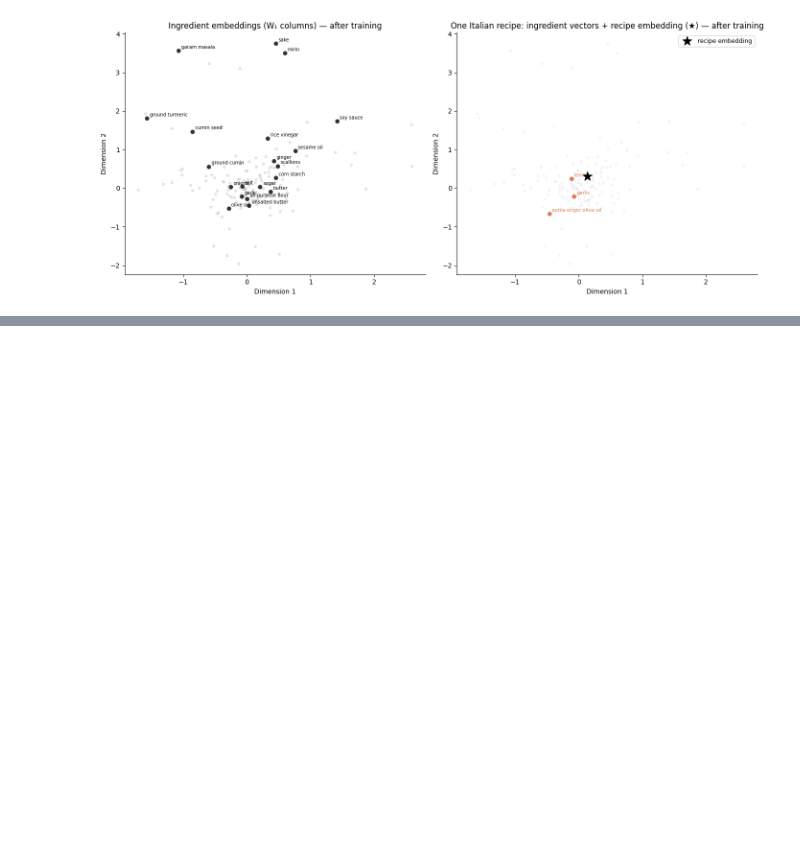
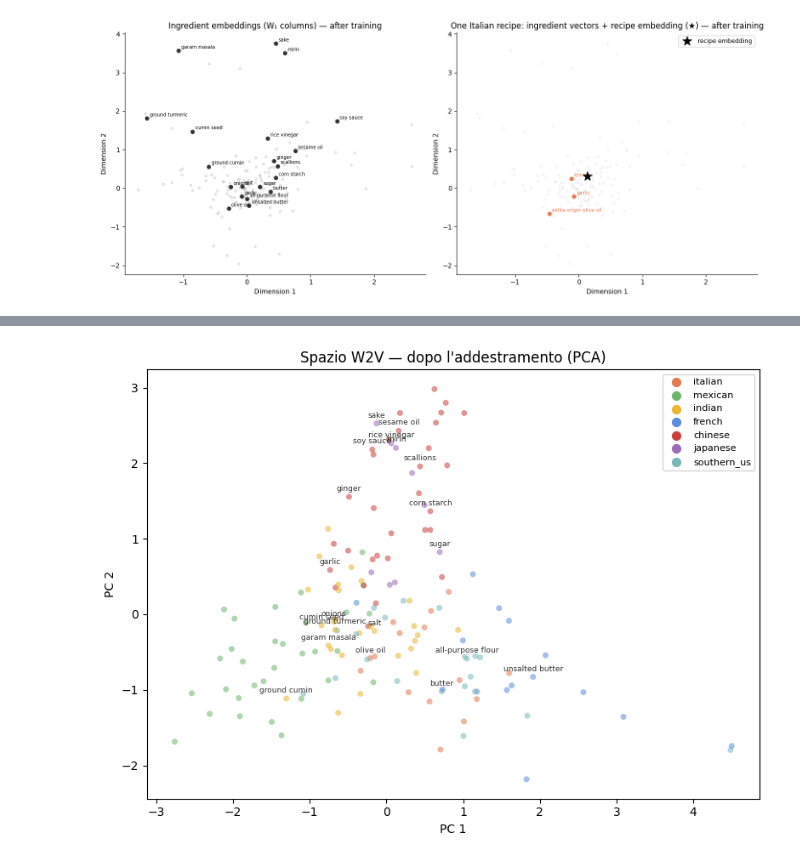
Before and after one commit to afflint/tdl, a Jupyter notebook: 2025-26/deep-learning.ipynb, the cells around one changed output, grey strips where cells are left out. Saved outputs shown, nothing was run; the diff lists cells and outputs as text; code cells hidden in the pictures; blank space fills up the shorter version.

```diff
--- a/2025-26/deep-learning.ipynb
+++ b/2025-26/deep-learning.ipynb
@@ -587,0 +750,5 @@ plot_ingredient_spaces(title_suffix=" — after training")
+# %%
+W_trained = w2v.get_vectors()   # (vocab_size, 8)
+plot_w2v_space(W_trained, "Spazio W2V — dopo l'addestramento (PCA)")
+# %% [output]
+[figure, added]
```
Also changed, not shown: parts of 13 cells of this notebook.
